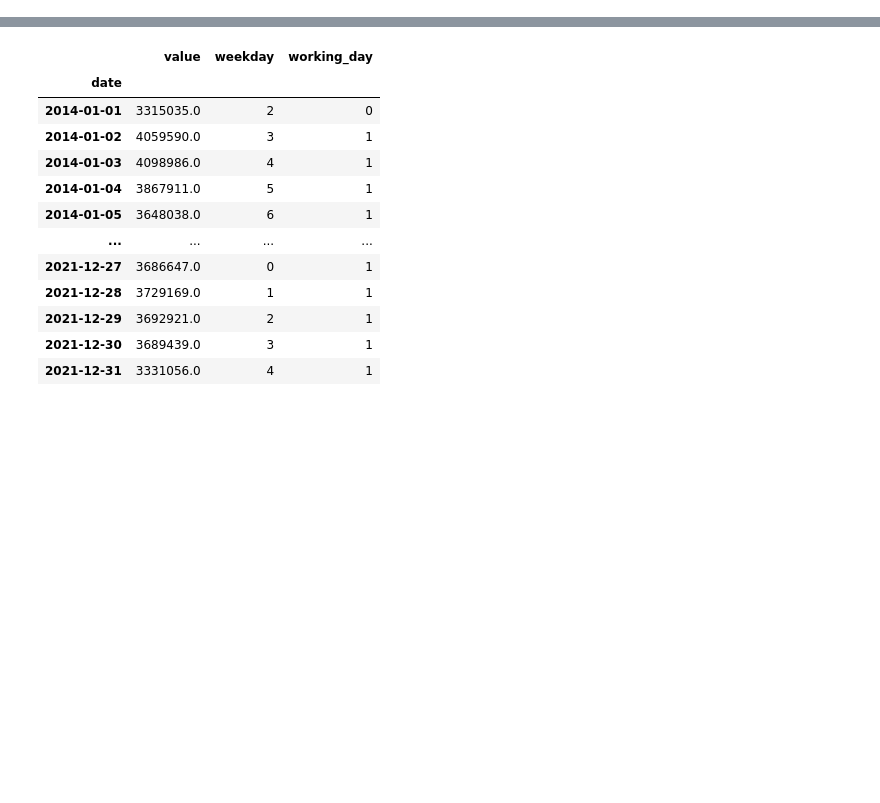
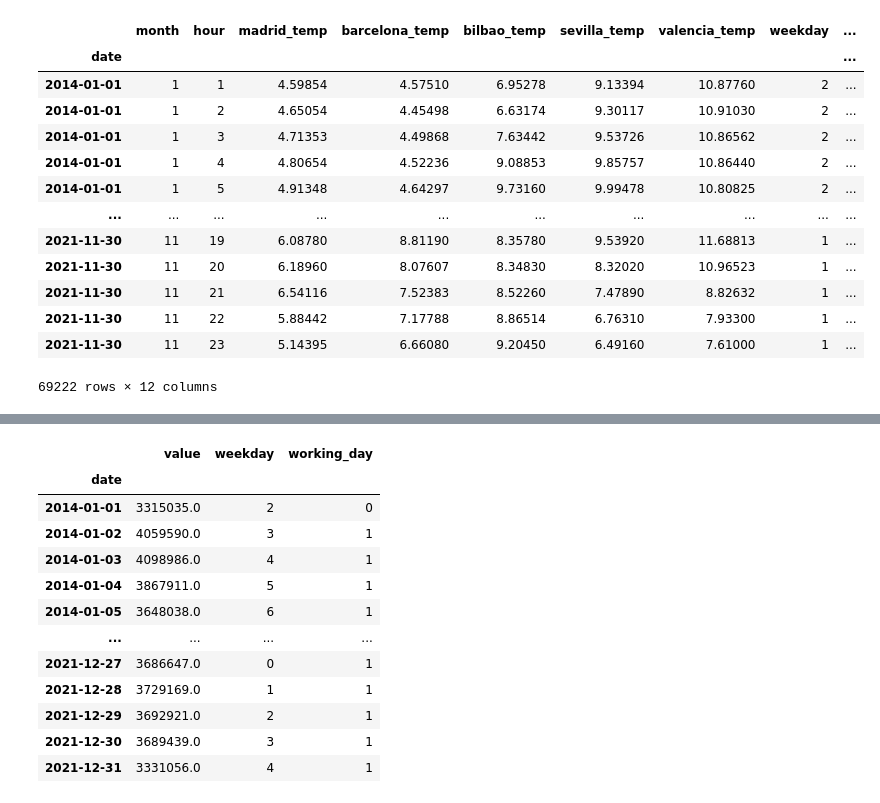
Before and after one commit to BernardoJoseLlamasVerna/tfm_data_science, a Jupyter notebook: version_0/Electric_Demand_Refactor/models/SARIMAX/SARIMAX_TEST.ipynb, the cells around one changed output, grey strips where cells are left out. Saved outputs shown, nothing was run; the diff lists cells and outputs as text; code cells hidden in the pictures; blank space fills up the shorter version.

```diff
--- a/version_0/Electric_Demand_Refactor/models/SARIMAX/SARIMAX_TEST.ipynb
+++ b/version_0/Electric_Demand_Refactor/models/SARIMAX/SARIMAX_TEST.ipynb
@@ -24,0 +113,13 @@ from prophet import Prophet
+# %%
+energy_demand_hour_temp_seasonal_resume_url = 'https://raw.githubusercontent.com/BernardoJoseLlamasVerna/tfm_data_science/feature/refactor_code/version_0/Electric_Demand_Refactor/data/energy_demand_data/energy_demand_datasets/hourly/energy_demand_hour_temp_seasonal_resume.csv'
+# %%
+# energy_demand_hourly = pd.read_csv(energy_datasets + 'hourly/energy_demand_hour_temp_seasonal_resume.csv')
+energy_demand_hourly = pd.read_csv(energy_demand_hour_temp_seasonal_resume_url)
+
+energy_demand_hourly['date'] = pd.to_datetime(energy_demand_hourly.date)
+energy_demand_hourly.set_index("date", inplace=True)
+energy_demand_hourly.index.freq
+
+energy_demand_hourly['month'] = energy_demand_hourly.index.month
+energy_demand_hourly = energy_demand_hourly[['month'] + [col for col in energy_demand_hourly.columns if col != 'month']]
+energy_demand_hourly.head()
@@ -24,0 +134,24 @@ from prophet import Prophet
+# %%
+# Define the cutoff date for splitting the data
+cutoff_date = '2021-12-01'
+
+# Create the training and test datasets
+train_dataset = energy_demand_hourly[energy_demand_hourly.index < cutoff_date]
+test_dataset = energy_demand_hourly[energy_demand_hourly.index >= cutoff_date]
+# %%
+train_dataset
+# %% [output]
+|  | month | hour | madrid_temp | barcelona_temp | bilbao_temp | sevilla_temp | valencia_temp | weekday | ... |
+| date |  |  |  |  |  |  |  |  | ... |
+| 2014-01-01 | 1 | 1 | 4.59854 | 4.57510 | 6.95278 | 9.13394 | 10.87760 | 2 | ... |
+| 2014-01-01 | 1 | 2 | 4.65054 | 4.45498 | 6.63174 | 9.30117 | 10.91030 | 2 | ... |
+| 2014-01-01 | 1 | 3 | 4.71353 | 4.49868 | 7.63442 | 9.53726 | 10.86562 | 2 | ... |
+| 2014-01-01 | 1 | 4 | 4.80654 | 4.52236 | 9.08853 | 9.85757 | 10.86440 | 2 | ... |
+| 2014-01-01 | 1 | 5 | 4.91348 | 4.64297 | 9.73160 | 9.99478 | 10.80825 | 2 | ... |
+| ... | ... | ... | ... | ... | ... | ... | ... | ... | ... |
+| 2021-11-30 | 11 | 19 | 6.08780 | 8.81190 | 8.35780 | 9.53920 | 11.68813 | 1 | ... |
+| 2021-11-30 | 11 | 20 | 6.18960 | 8.07607 | 8.34830 | 8.32020 | 10.96523 | 1 | ... |
+| 2021-11-30 | 11 | 21 | 6.54116 | 7.52383 | 8.52260 | 7.47890 | 8.82632 | 1 | ... |
+| 2021-11-30 | 11 | 22 | 5.88442 | 7.17788 | 8.86514 | 6.76310 | 7.93300 | 1 | ... |
+| 2021-11-30 | 11 | 23 | 5.14395 | 6.66080 | 9.20450 | 6.49160 | 7.61000 | 1 | ... |
+69222 rows × 12 columns
```
Also changed, not shown: parts of 19 cells of this notebook.
